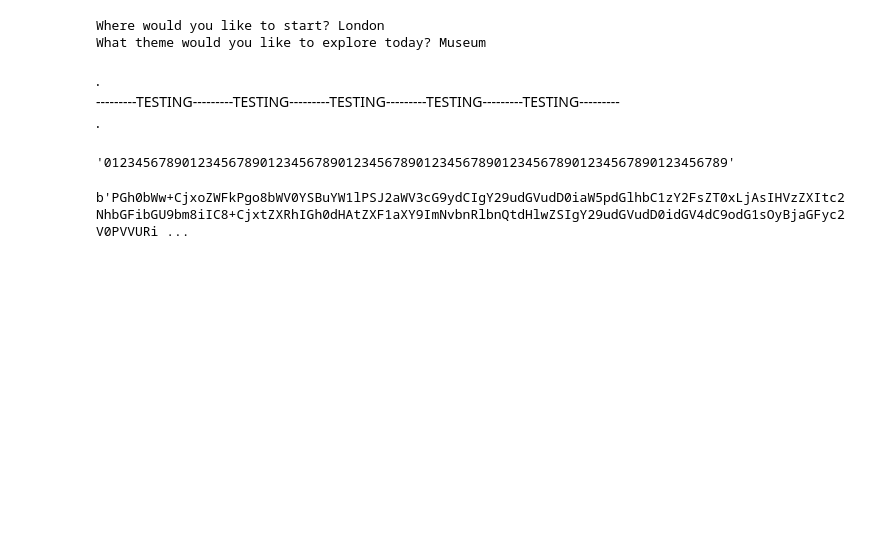
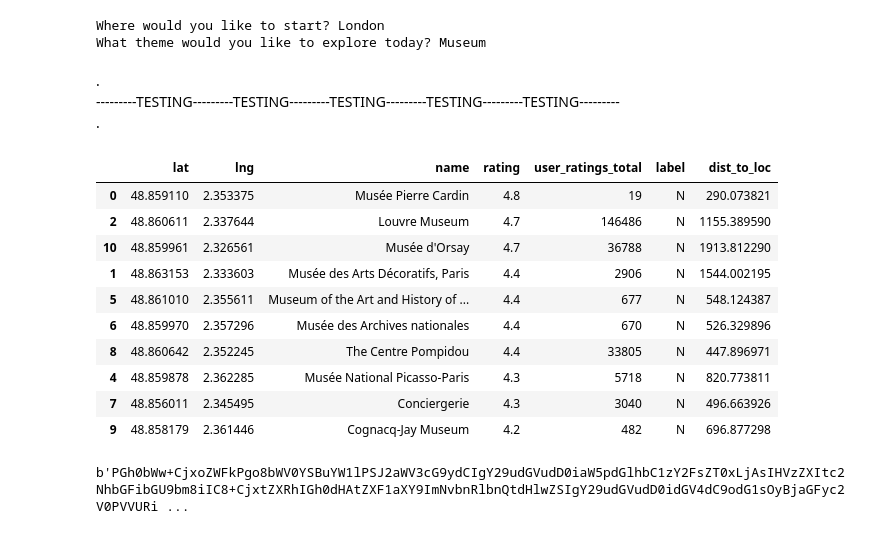
Before and after one commit to UpwardTrajectory/meander-maker, a Jupyter notebook: mvp.ipynb, the cells around one changed output. Saved outputs shown, nothing was run; the diff lists cells and outputs as text; code cells hidden in the pictures; blank space fills up the shorter version.

Commit message:
add list of results to .html

```diff
--- a/mvp.ipynb
+++ b/mvp.ipynb
@@ -43,10 +43,20 @@ loc
 html_map = gp.all_things("Paris", "Museum", n=20, verbose=False, output='flask')
 # %%
 import base64
-# %%
-'0123456789'*8
-# %% [output]
-'01234567890123456789012345678901234567890123456789012345678901234567890123456789'
+# %%
+html_map['best_cluster']
+# %% [output]
+|  | lat | lng | name | rating | user_ratings_total | label | dist_to_loc |
+| 0 | 48.859110 | 2.353375 | Musée Pierre Cardin | 4.8 | 19 | N | 290.073821 |
+| 2 | 48.860611 | 2.337644 | Louvre Museum | 4.7 | 146486 | N | 1155.389590 |
+| 10 | 48.859961 | 2.326561 | Musée d'Orsay | 4.7 | 36788 | N | 1913.812290 |
+| 1 | 48.863153 | 2.333603 | Musée des Arts Décoratifs, Paris | 4.4 | 2906 | N | 1544.002195 |
+| 5 | 48.861010 | 2.355611 | Museum of the Art and History of ... | 4.4 | 677 | N | 548.124387 |
+| 6 | 48.859970 | 2.357296 | Musée des Archives nationales | 4.4 | 670 | N | 526.329896 |
+| 8 | 48.860642 | 2.352245 | The Centre Pompidou | 4.4 | 33805 | N | 447.896971 |
+| 4 | 48.859878 | 2.362285 | Musée National Picasso-Paris | 4.3 | 5718 | N | 820.773811 |
+| 7 | 48.856011 | 2.345495 | Conciergerie | 4.3 | 3040 | N | 496.663926 |
+| 9 | 48.858179 | 2.361446 | Cognacq-Jay Museum | 4.2 | 482 | N | 696.877298 |
 # %%
 base64.b64encode(html_map.encode('utf-8'))
 # %% [output]
```
Also changed, not shown: 3 other files.
